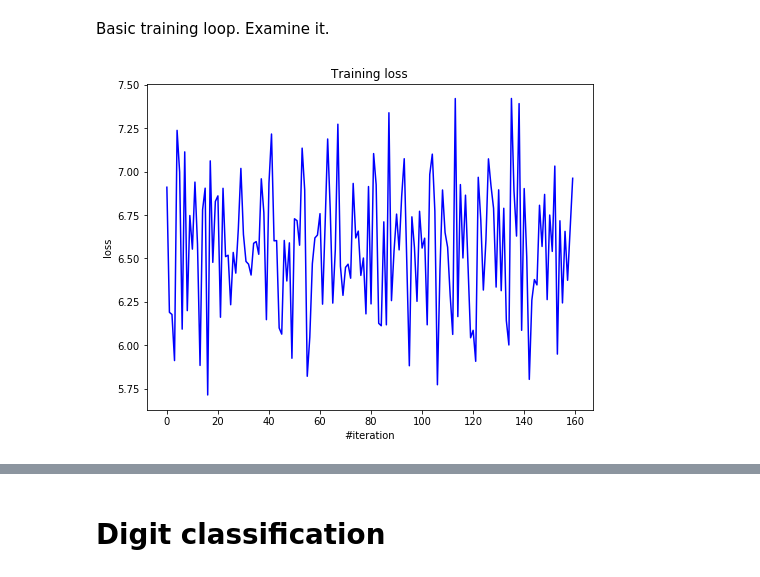
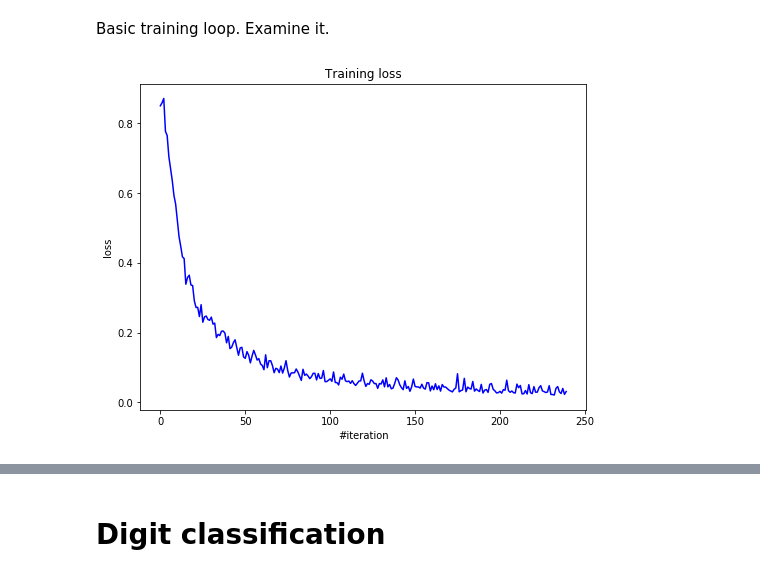
Before and after one commit to ValeriyaSinevich/ml_mipt_2017, a Jupyter notebook: hw5/hw1_main.ipynb, the cells around one changed output, grey strips where cells are left out. Drawn from its saved outputs; the diff is of its cells as text; code cells hidden in the pictures.

```diff
--- a/hw5/hw1_main.ipynb
+++ b/hw5/hw1_main.ipynb
@@ -166,19 +169,28 @@ Define a **logistic regression** for debugging.
 # %%
 net = Sequential()
 net.add(Linear(2, 2))
-# net.add(SoftMax())
+net.add(Linear(2, 4))
+net.add(LeakyReLU())
+# net.add(Linear(4, 8))
+# net.add(ReLU())
+# net.add(Linear(8, 4))
+# net.add(Dropout())
+net.add(Linear(4, 2))
+# net.add(ReLU())
+# net.add(Linear(2, 2))
+net.add(SoftMax())
+
 
 criterion = ClassNLLCriterion()
-criterion = MSECriterion()
+# criterion = MSECriterion()
 
 print(net)
 
 # Test something like that then
 
 # net = Sequential()
-# net.add(Linear(2, 4))
-# net.add(ReLU())
-# net.add(Linear(4, 2))
-# net.add(SoftMax())
+# net.add(Linear(2, 2))
+# criterion = MSECriterion()
+# # net.add(SoftMax())
 # %% [output]
 Linear 2 -> 2
@@ -186,11 +202,11 @@ Linear 2 -> 2
 Start with batch_size = 1000 to make sure every step lowers the loss, then try stochastic version.
 # %%
 # Iptimizer params
-optimizer_config = {'learning_rate' : 1e-1, 'momentum': 0.9}
+optimizer_config = {'learning_rate' : 0.01, 'momentum': 0.9}
 optimizer_state = {}
 
 # Looping params
-n_epoch = 20
+n_epoch = 30
 batch_size = 128
 # %%
 # batch generator
@@ -216,7 +232,7 @@ Basic training loop. Examine it.
 loss_history = []
 
 for i in range(n_epoch):
-    j = 0
+#     j = 0
     for x_batch, y_batch in get_batches((X, Y), batch_size):
 
         net.zeroGradParameters()
@@ -224,34 +240,34 @@ for i in range(n_epoch):
         # Forward
         predictions = net.forward(x_batch)
 #         print(predictions)
         loss = criterion.forward(predictions, y_batch)
 
-        j += 1
-        if i == 0 and j == 1:
-            print (loss)
+#         j += 1
+#         if i == 0 and j == 1:
+#             print (loss)
 
         # Backward
         dp = criterion.backward(predictions, y_batch)
         net.backward(x_batch, dp)
 
         # Update weights
         sgd_momentum(net.getParameters(),
                      net.getGradParameters(),
                      optimizer_config,
                      optimizer_state)
 
         loss_history.append(loss)
 
     # Visualize
     display.clear_output(wait=True)
     plt.figure(figsize=(8, 6))
 
     plt.title("Training loss")
     plt.xlabel("#iteration")
     plt.ylabel("loss")
     plt.plot(loss_history, 'b')
     plt.show()
 
     print('Current loss: %f' % loss)
 # %% [output]
-[figure, old version]
+[figure, new version]
```
Also changed, not shown: parts of 33 cells of this notebook.
